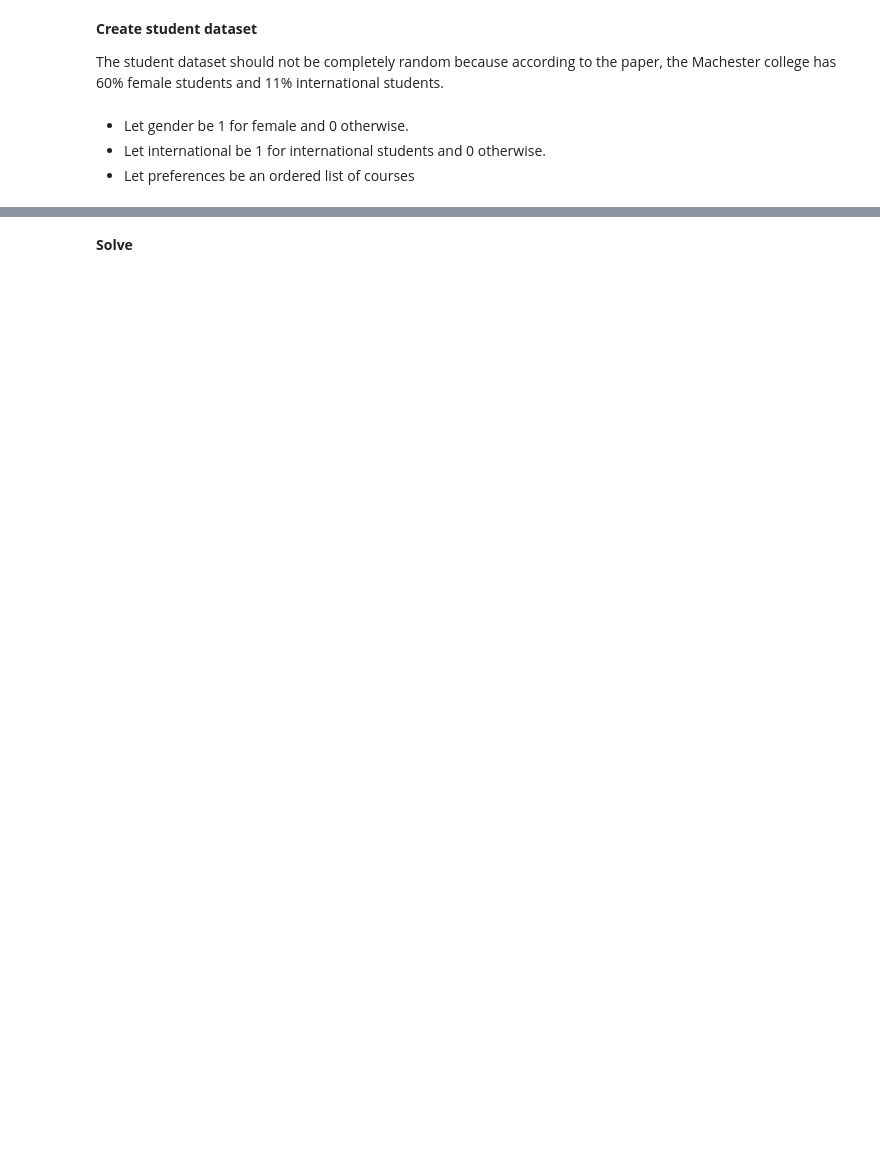
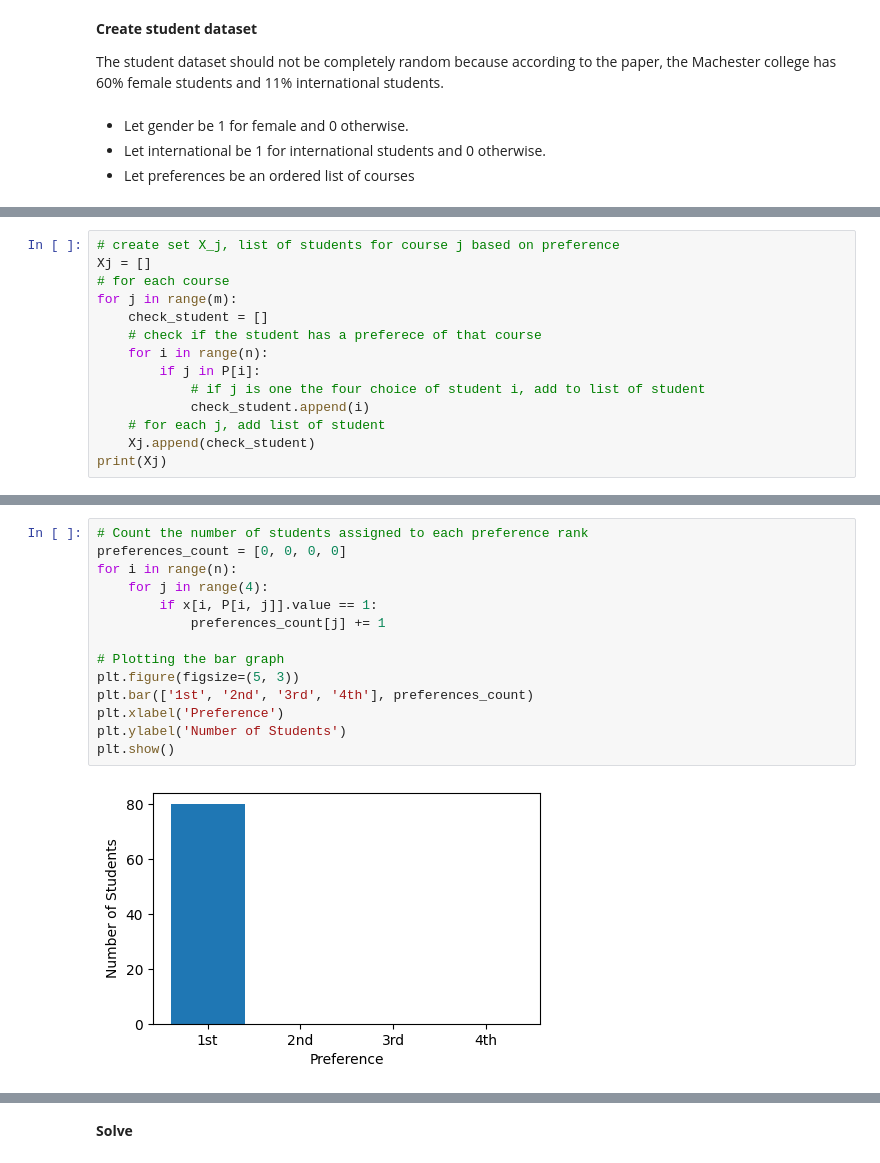
Before and after one commit to Michxz312/Optimization-Problems, a Jupyter notebook: Combinatorial Optimization/Course Assignment Problem.ipynb, the cells around one changed output, grey strips where cells are left out. Drawn from its saved outputs; the diff is of its cells as text; blank space fills up the shorter version.

```diff
--- a/Combinatorial Optimization/Course Assignment Problem.ipynb
+++ b/Combinatorial Optimization/Course Assignment Problem.ipynb
@@ -351,0 +287,14 @@ $$\sum_{i \in X_j} x_{i,j} = \sum_{s=9}^{17} sq_{j,s}$$
+# %%
+# create set X_j, list of students for course j based on preference
+Xj = []
+# for each course
+for j in range(m):
+    check_student = []
+    # check if the student has a preferece of that course
+    for i in range(n):
+        if j in P[i]:
+            # if j is one the four choice of student i, add to list of student
+            check_student.append(i)
+    # for each j, add list of student
+    Xj.append(check_student)
+print(Xj)
@@ -351,0 +357,16 @@ $$\sum_{i \in X_j} x_{i,j} = \sum_{s=9}^{17} sq_{j,s}$$
+# %%
+# Count the number of students assigned to each preference rank
+preferences_count = [0, 0, 0, 0]
+for i in range(n):
+    for j in range(4):
+        if x[i, P[i, j]].value == 1:
+            preferences_count[j] += 1
+
+# Plotting the bar graph
+plt.figure(figsize=(5, 3))
+plt.bar(['1st', '2nd', '3rd', '4th'], preferences_count)
+plt.xlabel('Preference')
+plt.ylabel('Number of Students')
+plt.show()
+# %% [output]
+[figure, added]
```
Also changed, not shown: parts of 38 cells of this notebook.
